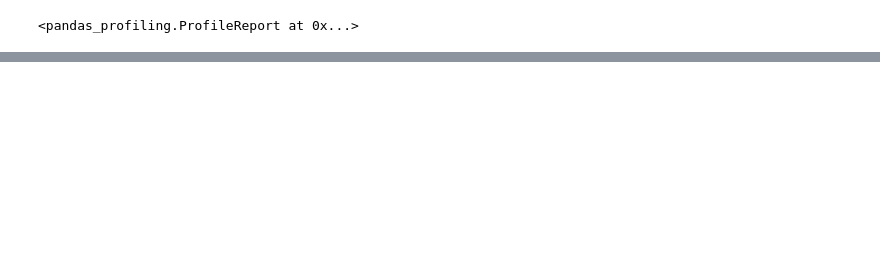
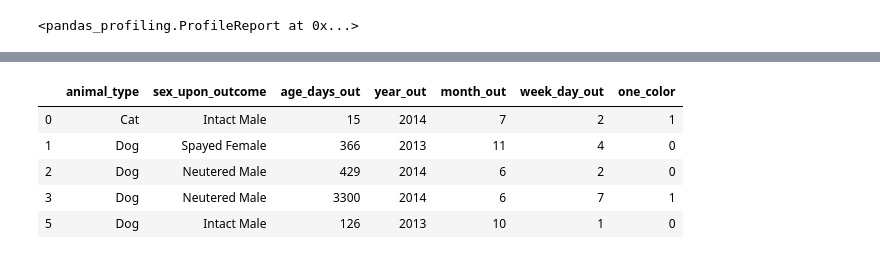
Before and after one commit to yurikaz/dz_fe_3, a Jupyter notebook: dz_fe_3.ipynb, the cells around one changed output, grey strips where cells are left out. Saved outputs shown, nothing was run; the diff lists cells and outputs as text; code cells hidden in the pictures; blank space fills up the shorter version.

```diff
--- a/dz_fe_3.ipynb
+++ b/dz_fe_3.ipynb
@@ -239,0 +285,9 @@ pandas_profiling.ProfileReport(df)
+# %%
+df.head(5)
+# %% [output]
+|  | animal_type | sex_upon_outcome | age_days_out | year_out | month_out | week_day_out | one_color |
+| 0 | Cat | Intact Male | 15 | 2014 | 7 | 2 | 1 |
+| 1 | Dog | Spayed Female | 366 | 2013 | 11 | 4 | 0 |
+| 2 | Dog | Neutered Male | 429 | 2014 | 6 | 2 | 0 |
+| 3 | Dog | Neutered Male | 3300 | 2014 | 6 | 7 | 1 |
+| 5 | Dog | Intact Male | 126 | 2013 | 10 | 1 | 0 |
```
Also changed, not shown: parts of 21 cells of this notebook.
